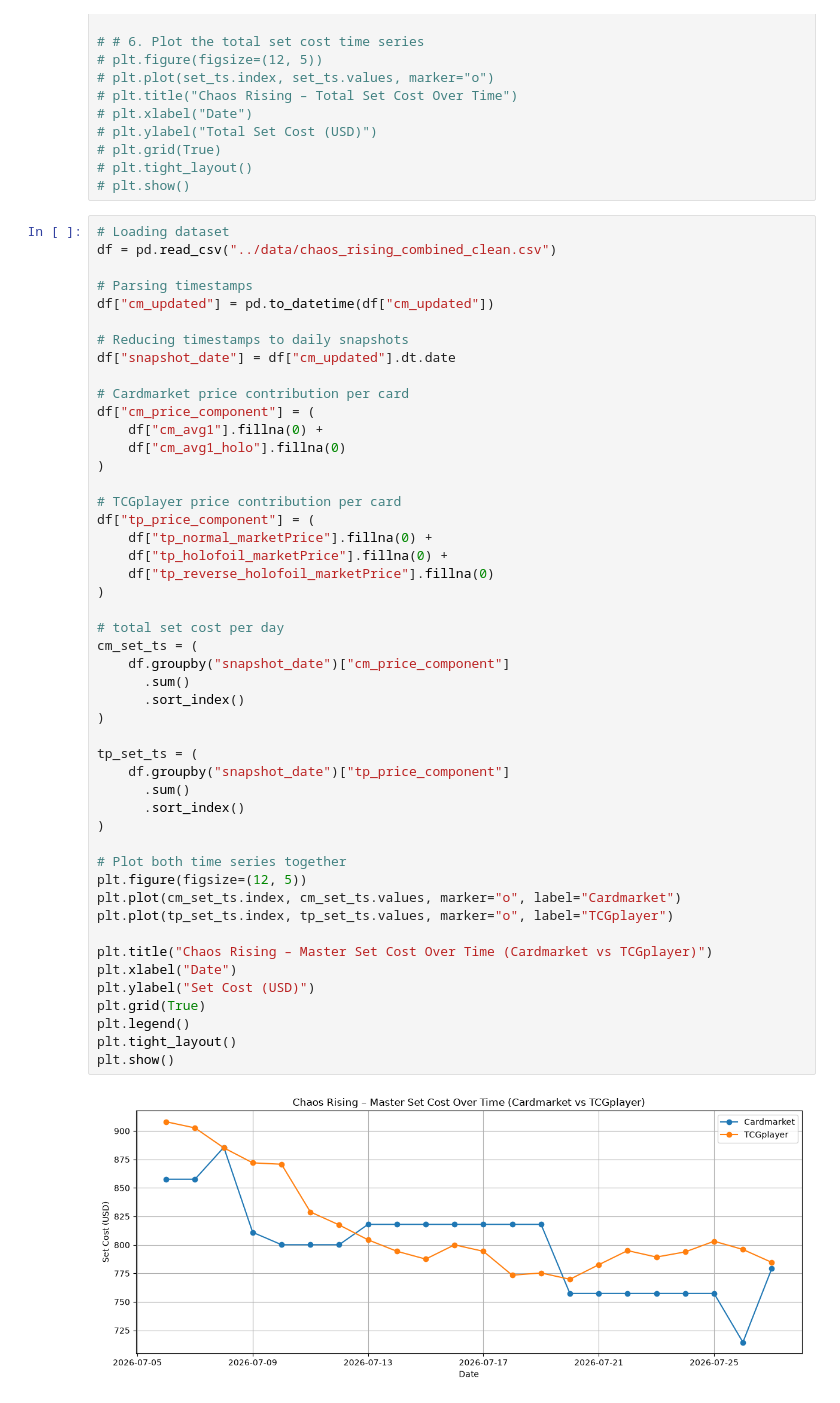
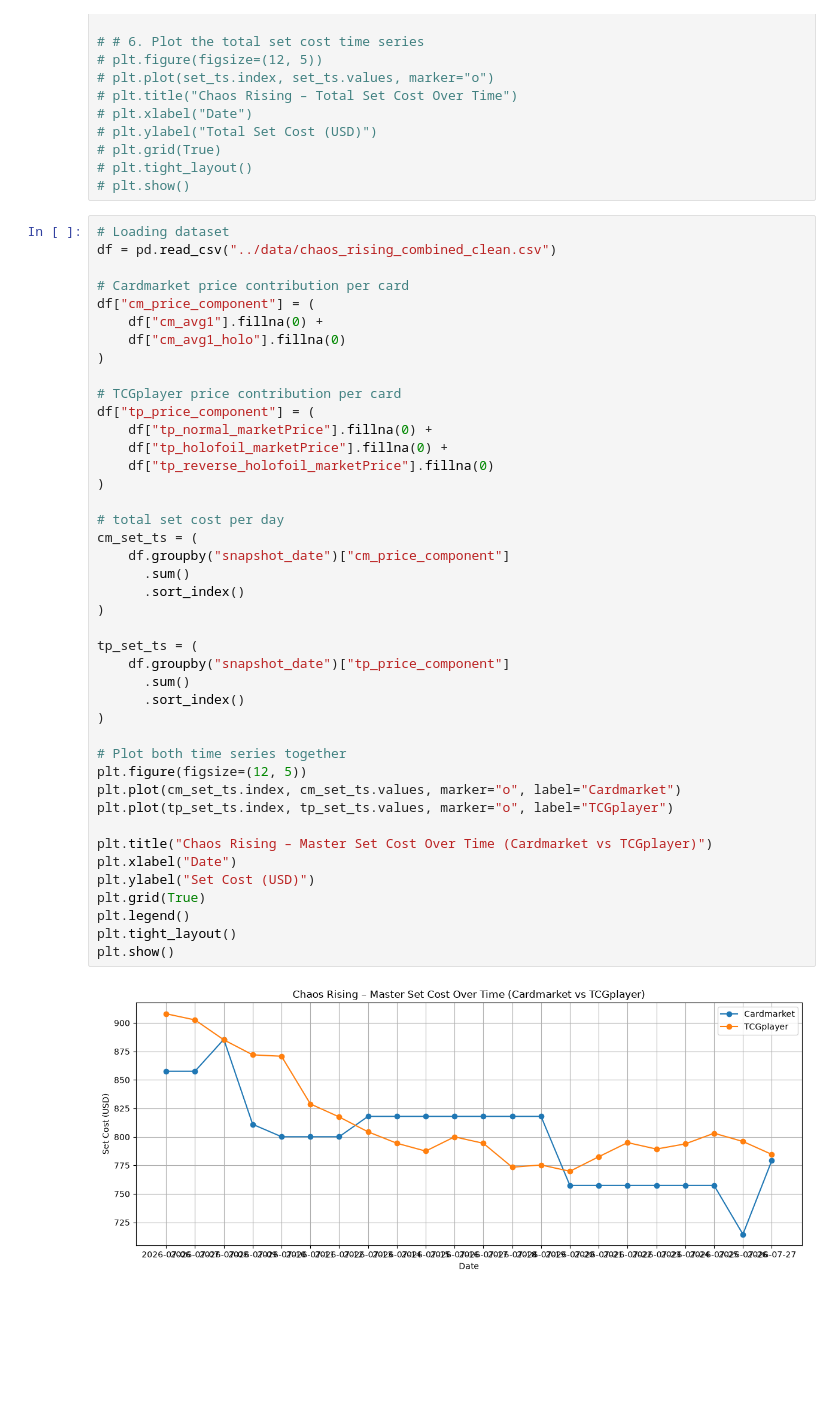
Before and after one commit to Snewski/Pokemon-TCG-Data, a Jupyter notebook: src/analysis.ipynb, the cells around one changed output. Cells and saved outputs as stored; diff of their text form; blank space fills up the shorter version.

```diff
--- a/src/analysis.ipynb
+++ b/src/analysis.ipynb
@@ -38,12 +38,6 @@ from statsmodels.tsa.seasonal import seasonal_decompose
 # %%
 # Loading dataset
 df = pd.read_csv("../data/chaos_rising_combined_clean.csv")
-
-# Parsing timestamps
-df["cm_updated"] = pd.to_datetime(df["cm_updated"])
-
-# Reducing timestamps to daily snapshots
-df["snapshot_date"] = df["cm_updated"].dt.date
 
 # Cardmarket price contribution per card
 df["cm_price_component"] = (
@@ -57,34 +51,34 @@ df["tp_price_component"] = (
     df["tp_holofoil_marketPrice"].fillna(0) +
     df["tp_reverse_holofoil_marketPrice"].fillna(0)
 )
 
 # total set cost per day
 cm_set_ts = (
     df.groupby("snapshot_date")["cm_price_component"]
       .sum()
       .sort_index()
 )
 
 tp_set_ts = (
     df.groupby("snapshot_date")["tp_price_component"]
       .sum()
       .sort_index()
 )
 
 # Plot both time series together
 plt.figure(figsize=(12, 5))
 plt.plot(cm_set_ts.index, cm_set_ts.values, marker="o", label="Cardmarket")
 plt.plot(tp_set_ts.index, tp_set_ts.values, marker="o", label="TCGplayer")
 
 plt.title("Chaos Rising – Master Set Cost Over Time (Cardmarket vs TCGplayer)")
 plt.xlabel("Date")
 plt.ylabel("Set Cost (USD)")
 plt.grid(True)
 plt.legend()
 plt.tight_layout()
 plt.show()
 # %% [output]
-[figure, old version]
+[figure, new version]
 # %%
 def plot_set_and_rarity_trends(csv_path, source="tp", period=3):
     """
```
Also changed, not shown: parts of 2 cells of this notebook, 3 other files.
